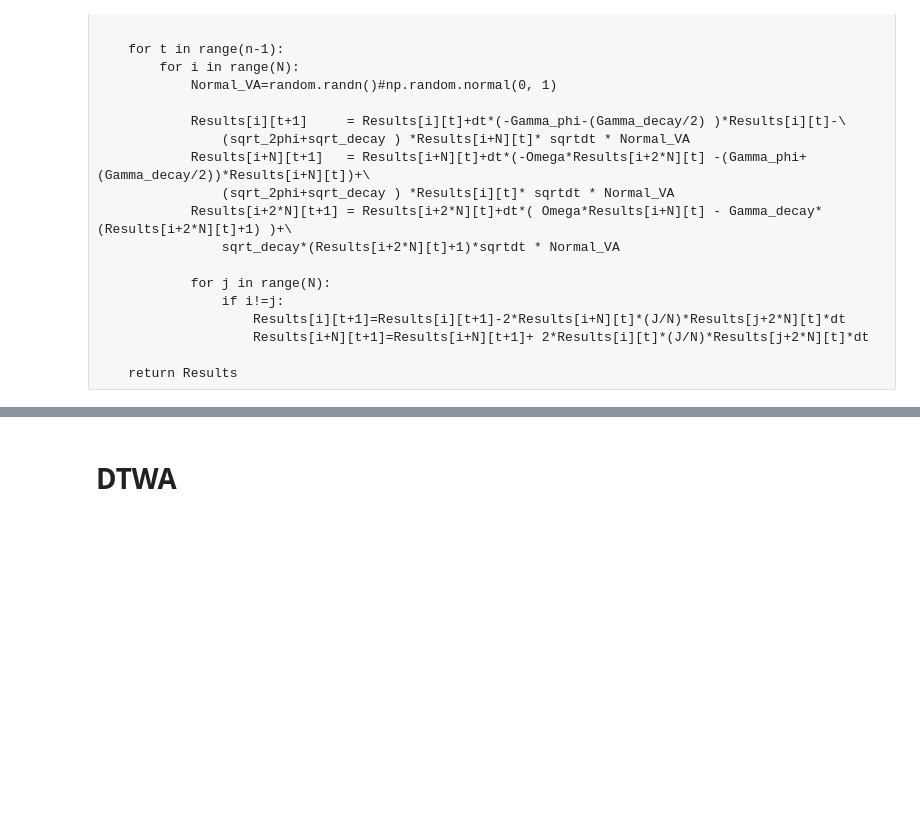
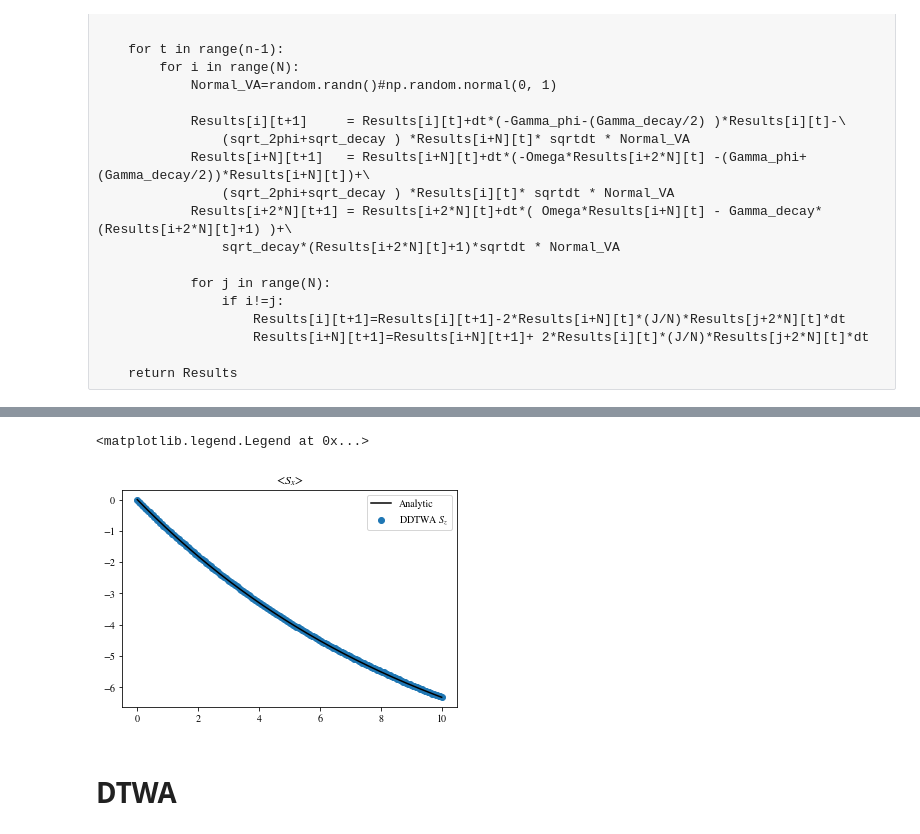
Before and after one commit to eckast161/Spin_dynamics, a Jupyter notebook: DDTWA.Stratonovich_Heun.ipynb, the cells around one changed output, grey strips where cells are left out. Saved outputs shown, nothing was run; the diff lists cells and outputs as text; code cells hidden in the pictures; blank space fills up the shorter version.

```diff
--- a/DDTWA.Stratonovich_Heun.ipynb
+++ b/DDTWA.Stratonovich_Heun.ipynb
@@ -377,19 +399,22 @@ def z0_gen(t):
 # %%
 plt.title("<$S_x$>")
 
 
-plt.plot(times,(N/2)*(p0_gen(times) + np.conjugate(p0_gen(times)) ),label="Analytic")
-plt.plot(times,(Result_varDDTWA[0]),label="DDTWA $S_x$")
+#plt.plot(times,(N/2)*(p0_gen(times) + np.conjugate(p0_gen(times)) ),label="Analytic")
+#plt.scatter(times,(Result_varDDTWA[0]),label="DDTWA $S_x$")
 
 
-plt.plot(times,-(N/2)*1j*(-p0_gen(times) + np.conjugate(p0_gen(times)) ),label="Analytic")
-plt.plot(times,(Result_varDDTWA[1]),label="DDTWA $S_y$")
+#plt.plot(times,-(N/2)*1j*(-p0_gen(times) + np.conjugate(p0_gen(times)) ),label="Analytic")
+#plt.scatter(times,(Result_varDDTWA[1]),label="DDTWA $S_y$")
 
 
 plt.plot(times,(N/2)*z0_gen(times),label="Analytic",c="k")
-plt.plot(times,(Result_varDDTWA[2]),label="DDTWA $S_z$")
+plt.scatter(times,(Result_varDDTWA[2]),label="DDTWA $S_z$")
 
 plt.legend()
+# %% [output]
+<matplotlib.legend.Legend at 0x...>
+[figure, added]
 # %%
 #plt.plot(times,(N/2)*(p0_gen(times) + np.conjugate(p0_gen(times)) ),label="Analytic")
 plt.plot(times,(Result_varDTWA[2]),label="DDTWA $S_x$")
```
Also changed, not shown: parts of 5 cells of this notebook.
